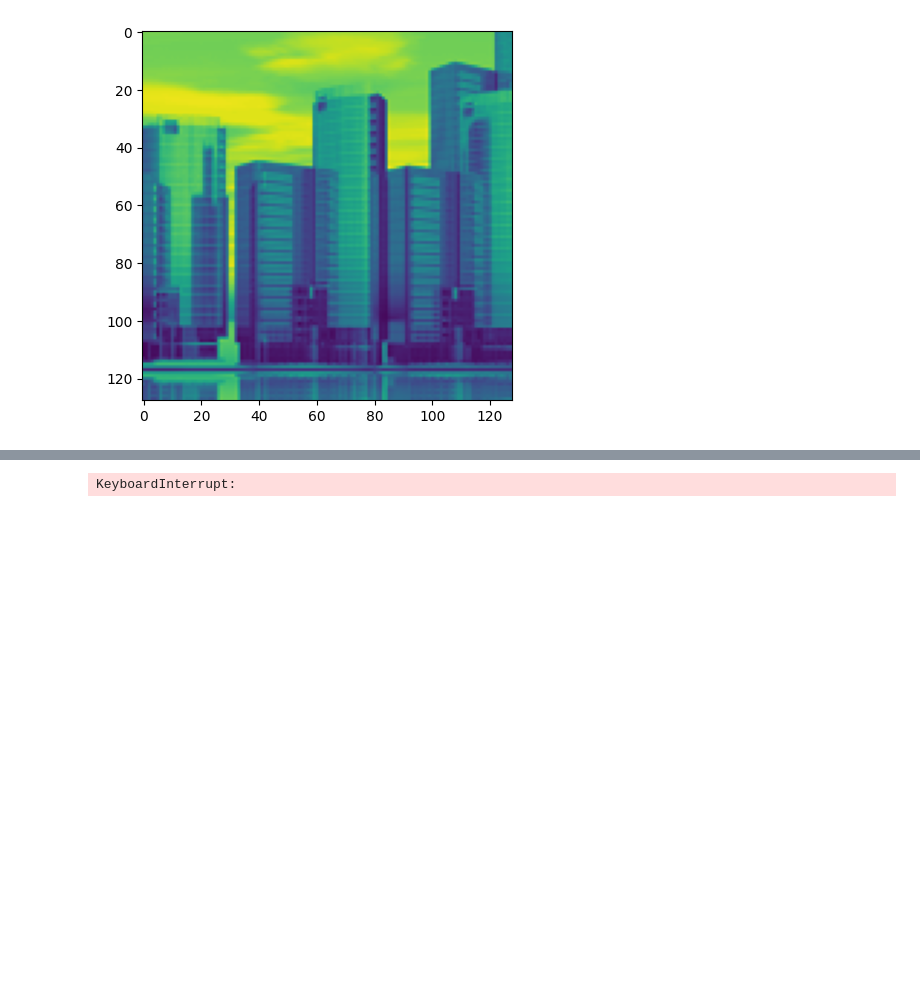
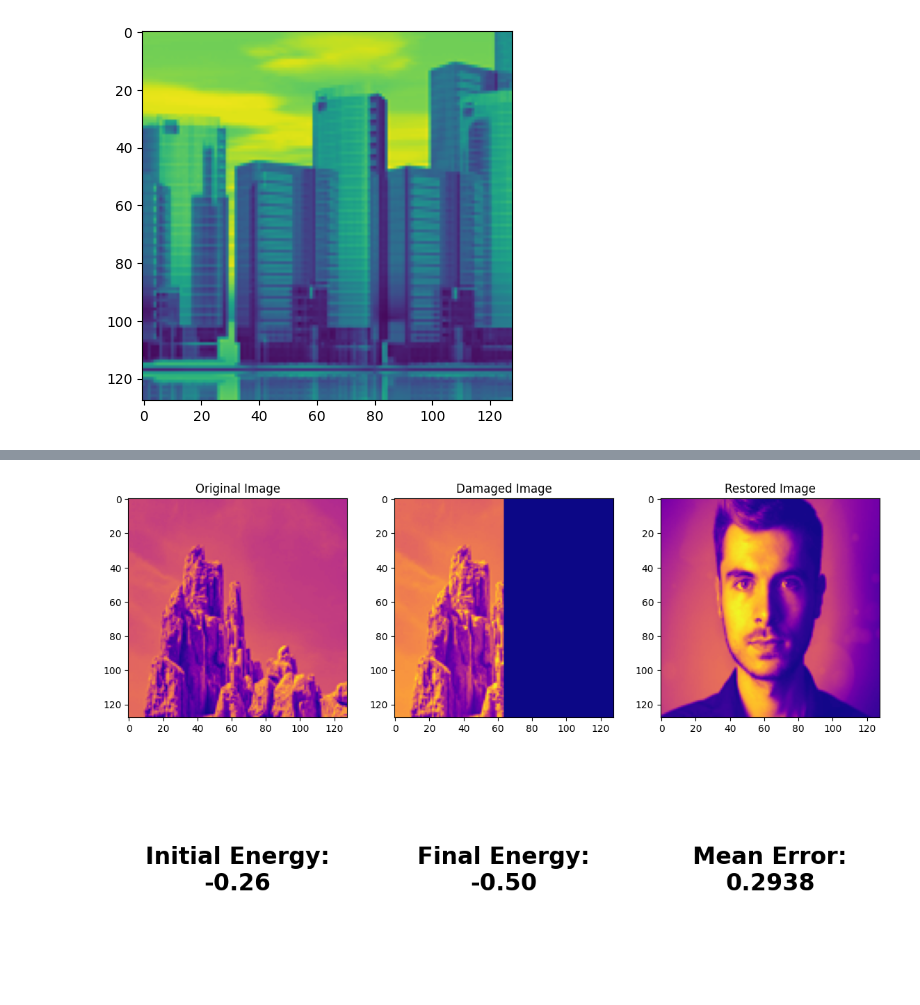
Before and after one commit to devendershekhawat/hiphopfield, a Jupyter notebook: lab.ipynb, the cells around one changed output, grey strips where cells are left out. Drawn from its saved outputs; the diff is of its cells as text; code cells hidden in the pictures; blank space fills up the shorter version.

```diff
--- a/lab.ipynb
+++ b/lab.ipynb
@@ -230,4 +230,4 @@ array([[0.        , 0.18304443, 0.1328125 , ..., 0.09771729, 0.15393066,
 # %%
-result = attempt_restore_memory(images, 0, net=net, continuous=True, damage_type="mask_right")
+result = attempt_restore_memory(images, 9, net=net, continuous=True, damage_type="mask_right")
 # %% [output]
-KeyboardInterrupt:
+[figure, added]
```
Also changed, not shown: parts of 5 cells of this notebook.
